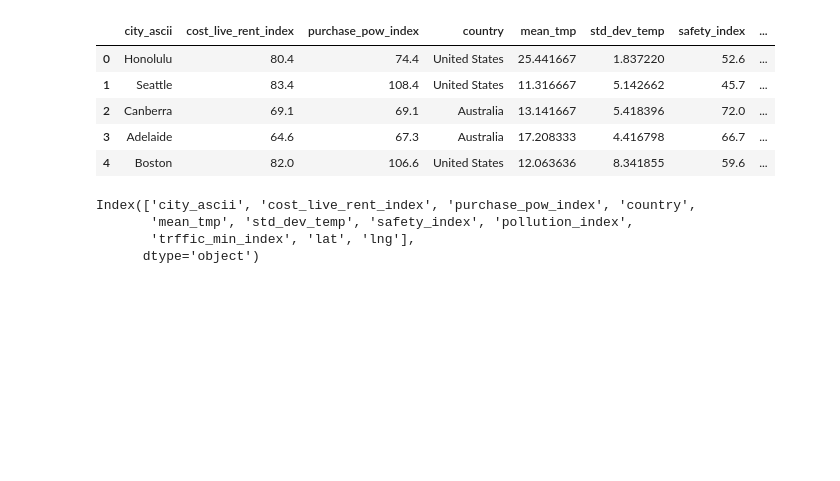
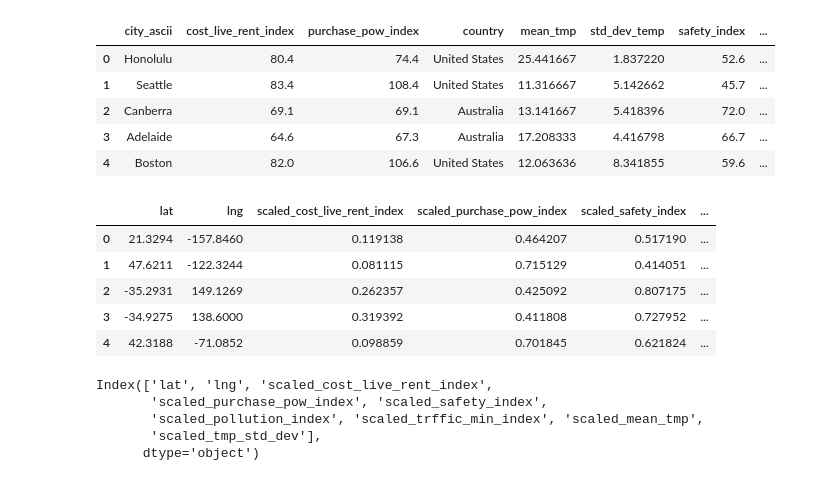
Before and after one commit to kayoooon1/city-recsys, a Jupyter notebook: Modelling/visualization.ipynb, the cells around one changed output. Drawn from its saved outputs; the diff is of its cells as text; code cells hidden in the pictures; blank space fills up the shorter version.

```diff
--- a/Modelling/visualization.ipynb
+++ b/Modelling/visualization.ipynb
@@ -22,10 +26,39 @@ final_df.head()
 | 2 | Canberra | 69.1 | 69.1 | Australia | 13.141667 | 5.418396 | 72.0 | ... |
 | 3 | Adelaide | 64.6 | 67.3 | Australia | 17.208333 | 4.416798 | 66.7 | ... |
 | 4 | Boston | 82.0 | 106.6 | United States | 12.063636 | 8.341855 | 59.6 | ... |
+# %%
+# Min-Max Scaling all our indexes
+final_df['scaled_cost_live_rent_index'] = 1 - ( (final_df['cost_live_rent_index'] - final_df['cost_live_rent_index'].min()) /
+                                           (final_df['cost_live_rent_index'].max() - final_df['cost_live_rent_index'].min()) )
+final_df['scaled_purchase_pow_index'] = ( (final_df['purchase_pow_index'] - final_df['purchase_pow_index'].min()) /
+                                           (final_df['purchase_pow_index'].max() - final_df['purchase_pow_index'].min()) )
+final_df['scaled_safety_index'] = ( (final_df['safety_index'] - final_df['safety_index'].min()) /
+                                           (final_df['safety_index'].max() - final_df['safety_index'].min()) )
+final_df['scaled_pollution_index'] = 1 - ( (final_df['pollution_index'] - final_df['pollution_index'].min()) /
+                                           (final_df['pollution_index'].max() - final_df['pollution_index'].min()) )
+final_df['scaled_trffic_min_index'] = 1 - ( (final_df['trffic_min_index'] - final_df['trffic_min_index'].min()) /
+                                           (final_df['trffic_min_index'].max() - final_df['trffic_min_index'].min()) )
+final_df['scaled_mean_tmp'] = ( (final_df['mean_tmp'] - final_df['mean_tmp'].min()) /
+                                           (final_df['mean_tmp'].max() - final_df['mean_tmp'].min()) )
+final_df['scaled_tmp_std_dev'] = ( (final_df['std_dev_temp'] - final_df['std_dev_temp'].min()) /
+                                           (final_df['std_dev_temp'].max() - final_df['std_dev_temp'].min()) )
+
+final_df = final_df.drop(['cost_live_rent_index', 'purchase_pow_index', 'safety_index', 'pollution_index',
+                          'trffic_min_index', 'city_ascii', 'country', 'mean_tmp', 'std_dev_temp'],
+                         axis=1)
+final_df.head()
+# %% [output]
+|  | lat | lng | scaled_cost_live_rent_index | scaled_purchase_pow_index | scaled_safety_index | ... |
+| 0 | 21.3294 | -157.8460 | 0.119138 | 0.464207 | 0.517190 | ... |
+| 1 | 47.6211 | -122.3244 | 0.081115 | 0.715129 | 0.414051 | ... |
+| 2 | -35.2931 | 149.1269 | 0.262357 | 0.425092 | 0.807175 | ... |
+| 3 | -34.9275 | 138.6000 | 0.319392 | 0.411808 | 0.727952 | ... |
+| 4 | 42.3188 | -71.0852 | 0.098859 | 0.701845 | 0.621824 | ... |
 # %%
 final_df.columns
 # %% [output]
-Index(['city_ascii', 'cost_live_rent_index', 'purchase_pow_index', 'country',
-       'mean_tmp', 'std_dev_temp', 'safety_index', 'pollution_index',
-       'trffic_min_index', 'lat', 'lng'],
+Index(['lat', 'lng', 'scaled_cost_live_rent_index',
+       'scaled_purchase_pow_index', 'scaled_safety_index',
+       'scaled_pollution_index', 'scaled_trffic_min_index', 'scaled_mean_tmp',
+       'scaled_tmp_std_dev'],
       dtype='object')
```
Also changed, not shown: parts of 8 cells of this notebook, 2 other files.
